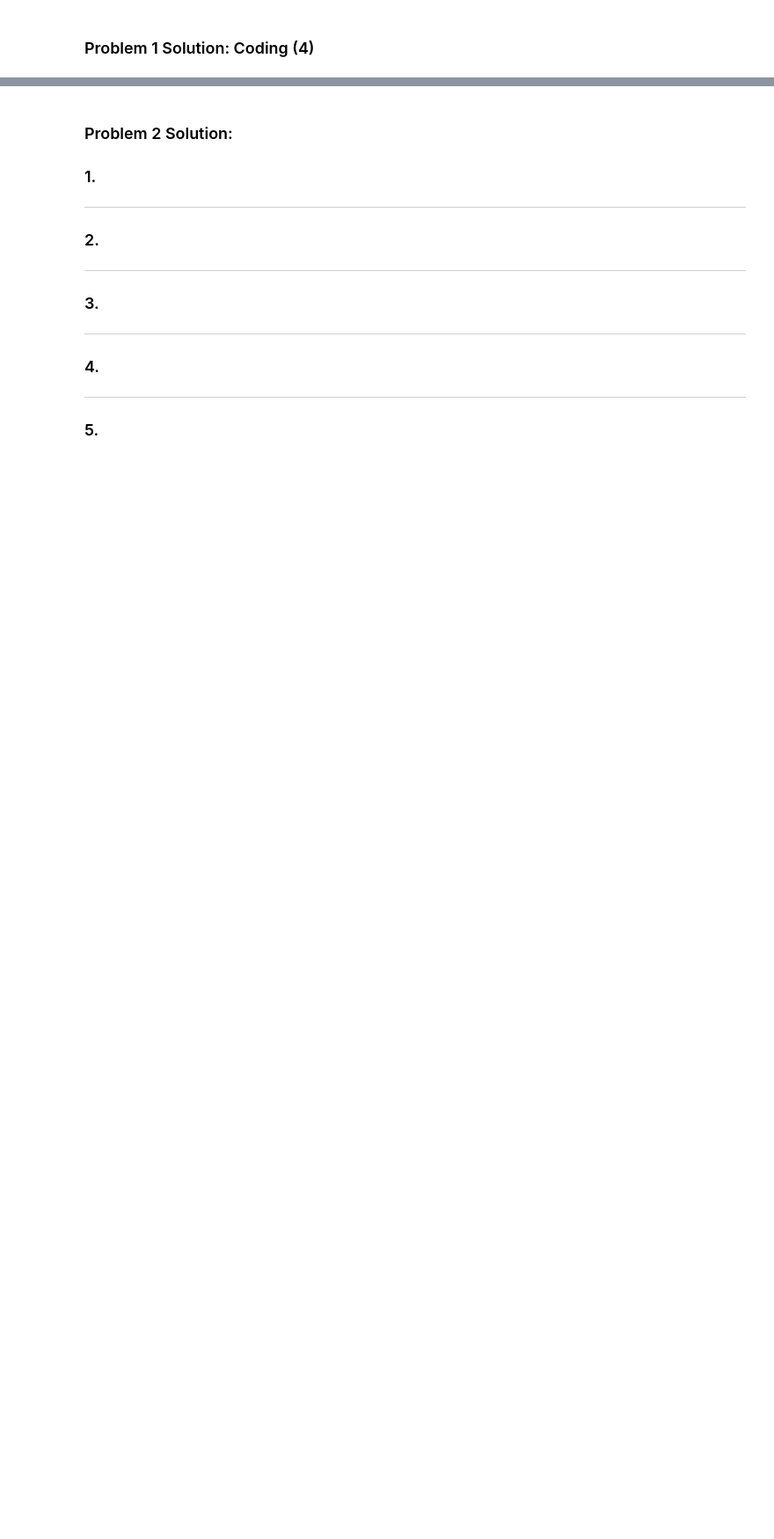
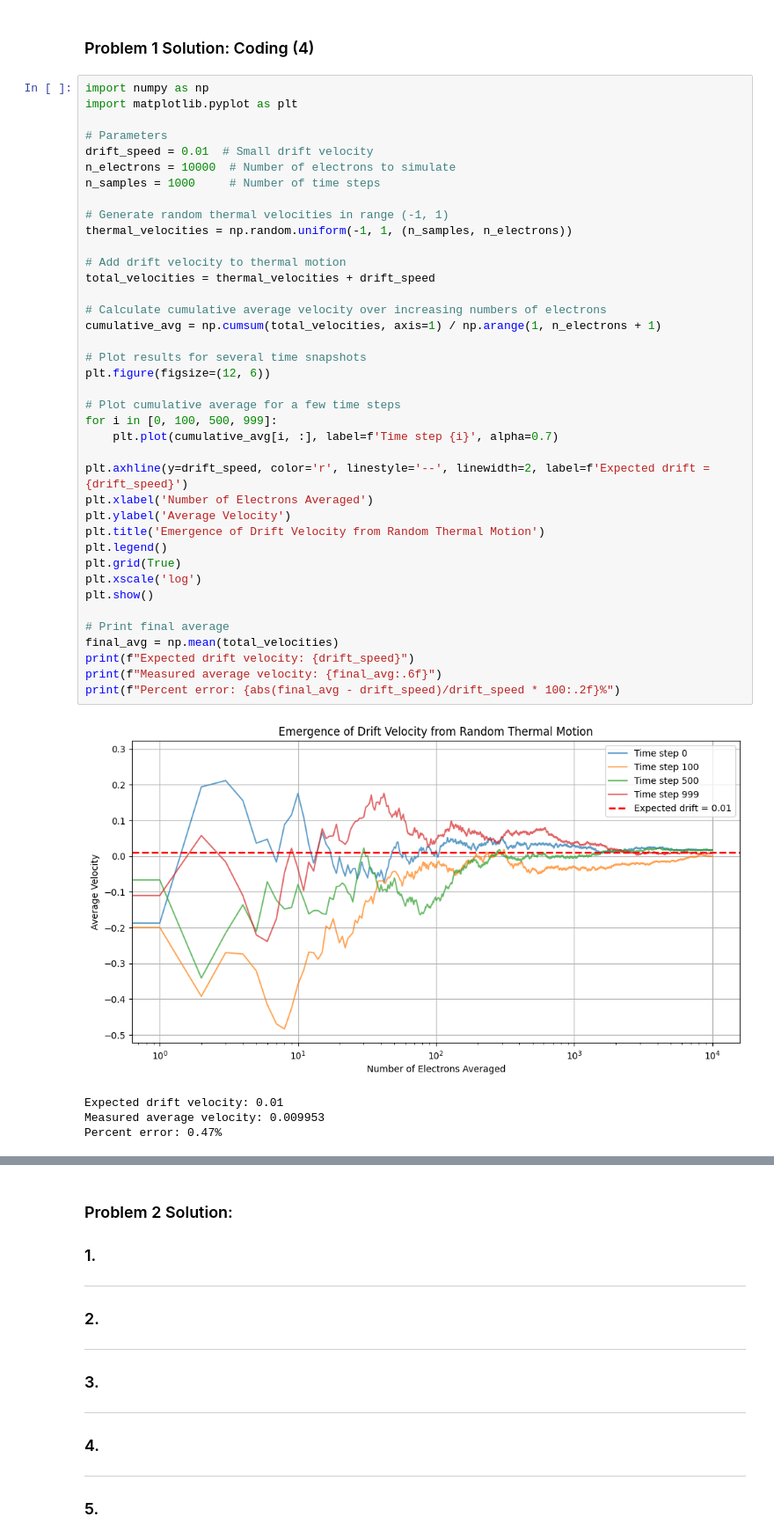
Before and after one commit to Caleb-M-Y/Spring-Acoustics---ElectroMag2, a Jupyter notebook: ElectroMag/ElectroMag2_HW2.ipynb, the cells around one changed output, grey strips where cells are left out. Shown at 88% size. Drawn from its saved outputs; the diff is of its cells as text; blank space fills up the shorter version.

```diff
--- a/ElectroMag/ElectroMag2_HW2.ipynb
+++ b/ElectroMag/ElectroMag2_HW2.ipynb
@@ -32,3 +46,47 @@ Warning: The smaller you make the drift speed, the more averages you need to tak
 # %% [markdown]
 ### Problem 1 Solution: Coding (4)
+# %%
+import numpy as np
+import matplotlib.pyplot as plt
+
+# Parameters
+drift_speed = 0.01  # Small drift velocity
+n_electrons = 10000  # Number of electrons to simulate
+n_samples = 1000     # Number of time steps
+
+# Generate random thermal velocities in range (-1, 1)
+thermal_velocities = np.random.uniform(-1, 1, (n_samples, n_electrons))
+
+# Add drift velocity to thermal motion
+total_velocities = thermal_velocities + drift_speed
+
+# Calculate cumulative average velocity over increasing numbers of electrons
+cumulative_avg = np.cumsum(total_velocities, axis=1) / np.arange(1, n_electrons + 1)
+
+# Plot results for several time snapshots
+plt.figure(figsize=(12, 6))
+
+# Plot cumulative average for a few time steps
+for i in [0, 100, 500, 999]:
+    plt.plot(cumulative_avg[i, :], label=f'Time step {i}', alpha=0.7)
+
+plt.axhline(y=drift_speed, color='r', linestyle='--', linewidth=2, label=f'Expected drift = {drift_speed}')
+plt.xlabel('Number of Electrons Averaged')
+plt.ylabel('Average Velocity')
+plt.title('Emergence of Drift Velocity from Random Thermal Motion')
+plt.legend()
+plt.grid(True)
+plt.xscale('log')
+plt.show()
+
+# Print final average
+final_avg = np.mean(total_velocities)
+print(f"Expected drift velocity: {drift_speed}")
+print(f"Measured average velocity: {final_avg:.6f}")
+print(f"Percent error: {abs(final_avg - drift_speed)/drift_speed * 100:.2f}%")
+# %% [output]
+[figure, added]
+Expected drift velocity: 0.01
+Measured average velocity: 0.009953
+Percent error: 0.47%
 # %% [markdown]
```
Also changed, not shown: parts of 3 cells of this notebook, 1 other file.
